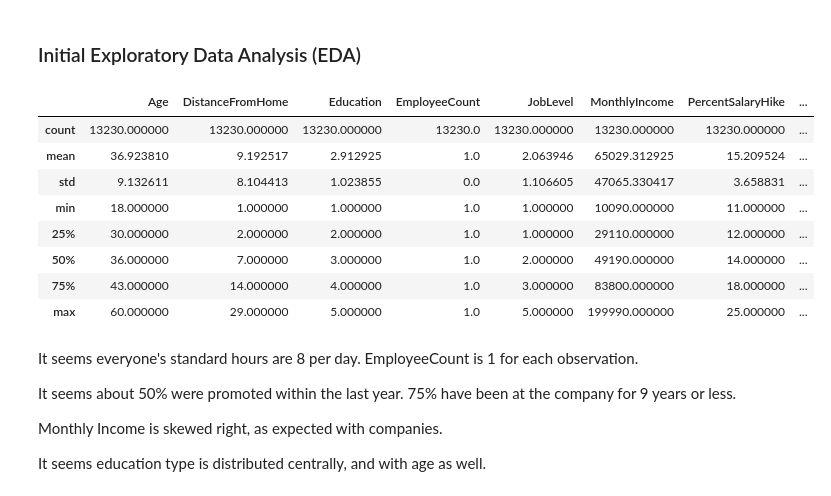
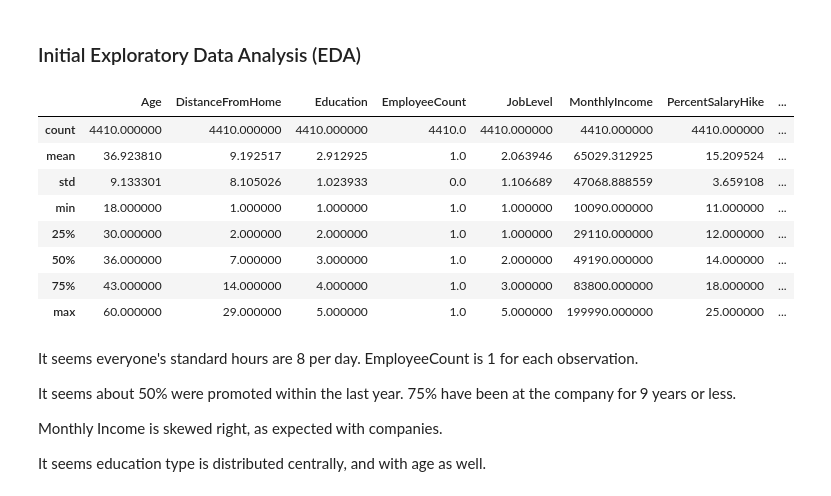
Before and after one commit to RSDUNN0809/hr_analytics_case_study, a Jupyter notebook: working_notebook.ipynb, the cells around one changed output. Saved outputs shown, nothing was run; the diff lists cells and outputs as text; code cells hidden in the pictures.

```diff
--- a/working_notebook.ipynb
+++ b/working_notebook.ipynb
@@ -194,0 +349,12 @@ total_df.head()
+# %%
+# Create boolean condition for values more than 8 hours
+overtime_condition8 = emp_time.iloc[:, 1:] < pd.Timedelta(hours=8)
+overtime_condition9 = emp_time.iloc[:, 1:] > pd.Timedelta(hours=9)
+overtime_condition11 = emp_time.iloc[:, 1:] > pd.Timedelta(hours=11)
+
+# Count number of values that meet condition for each row
+emp_time['num_times_less_8hours'] = overtime_condition8.apply(lambda x: x.sum(), axis=1)
+emp_time['num_times_over_9hours'] = overtime_condition9.apply(lambda x: x.sum(), axis=1)
+emp_time['num_times_over_11hours'] = overtime_condition11.apply(lambda x: x.sum(), axis=1)
+
+emp_time.head()
@@ -194,0 +370,18 @@ total_df.head()
+# %%
+# Keep the first and last 4 columns from the emp_time dataframe
+emp_time = emp_time.iloc[:,[0]].join(emp_time.iloc[:, -6:])
+
+# Change EmployeeID to time_id and cast as object for joining
+emp_time = emp_time.rename(columns={'EmployeeID': 'time_id'})
+emp_time['time_id'] = emp_time['time_id'].astype('str')
+
+# Create the total days colums
+emp_time['total_days'] = emp_time['num_times_less_8hours'] + emp_time['num_times_over_9hours'] + emp_time['num_times_over_11hours']
+
+# Calculate the % of days that are under or at 8 hrs or over 9 and 11
+emp_time['%_under_8'] = emp_time['num_times_less_8hours'] / emp_time['total_days']
+emp_time['%_over_9'] = emp_time['num_times_over_9hours'] / emp_time['total_days']
+emp_time['%_over_11'] =  emp_time['num_times_over_11hours'] / emp_time['total_days']
+
+print(emp_time.shape)
+emp_time.head()
@@ -194,0 +413,8 @@ total_df.head()
+# %%
+# Change the EmployeeID to a str for merging dataframes
+total_df['EmployeeID'] = total_df['EmployeeID'].astype('str')
+
+# Joine the dataframes and check output
+total_df = pd.merge(total_df, emp_time, how = 'left', left_on= 'EmployeeID', right_on='time_id')
+print(total_df.shape)
+total_df.head()
@@ -296,5 +486,5 @@ Name: NumCompaniesWorked, dtype: int64
 # %%
 # there are some "NA" strings in dataframe; we should fill with np.nan
 
-general_df.replace('NA', np.nan, inplace = True)
+total_df.replace('NA', np.nan, inplace = True)
 # %%
@@ -324,12 +512,12 @@ There are still nulls in NumCompaniesWorked and TotalWorkingYears; we will devis
 # %% [markdown]
 ### Initial Exploratory Data Analysis (EDA)
 # %%
-general_df.describe()
+total_df.describe()
 # %% [output]
 |  | Age | DistanceFromHome | Education | EmployeeCount | JobLevel | MonthlyIncome | PercentSalaryHike | ... |
-| count | 13230.000000 | 13230.000000 | 13230.000000 | 13230.0 | 13230.000000 | 13230.000000 | 13230.000000 | ... |
+| count | 4410.000000 | 4410.000000 | 4410.000000 | 4410.0 | 4410.000000 | 4410.000000 | 4410.000000 | ... |
 | mean | 36.923810 | 9.192517 | 2.912925 | 1.0 | 2.063946 | 65029.312925 | 15.209524 | ... |
-| std | 9.132611 | 8.104413 | 1.023855 | 0.0 | 1.106605 | 47065.330417 | 3.658831 | ... |
+| std | 9.133301 | 8.105026 | 1.023933 | 0.0 | 1.106689 | 47068.888559 | 3.659108 | ... |
 | min | 18.000000 | 1.000000 | 1.000000 | 1.0 | 1.000000 | 10090.000000 | 11.000000 | ... |
 | 25% | 30.000000 | 2.000000 | 2.000000 | 1.0 | 1.000000 | 29110.000000 | 12.000000 | ... |
 | 50% | 36.000000 | 7.000000 | 3.000000 | 1.0 | 2.000000 | 49190.000000 | 14.000000 | ... |
```
Also changed, not shown: parts of 96 cells of this notebook.
